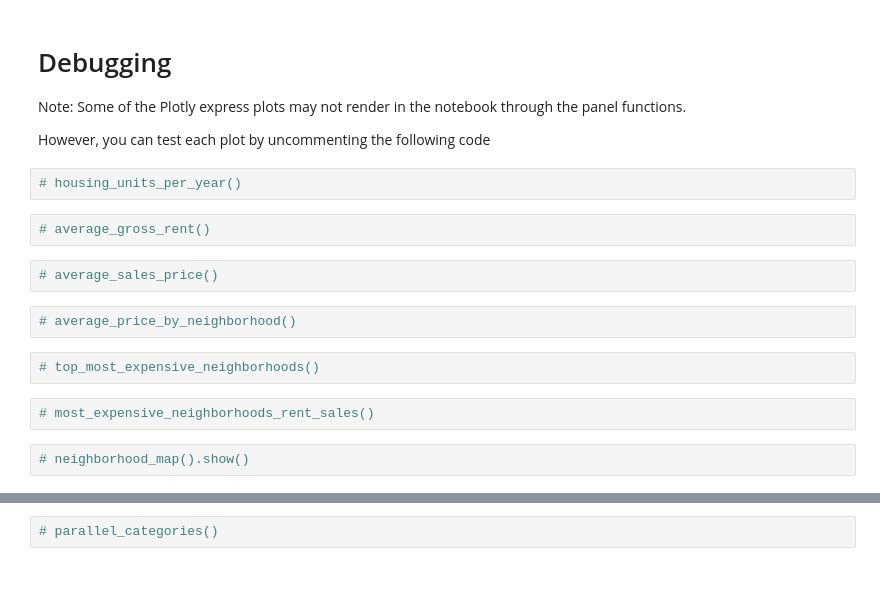
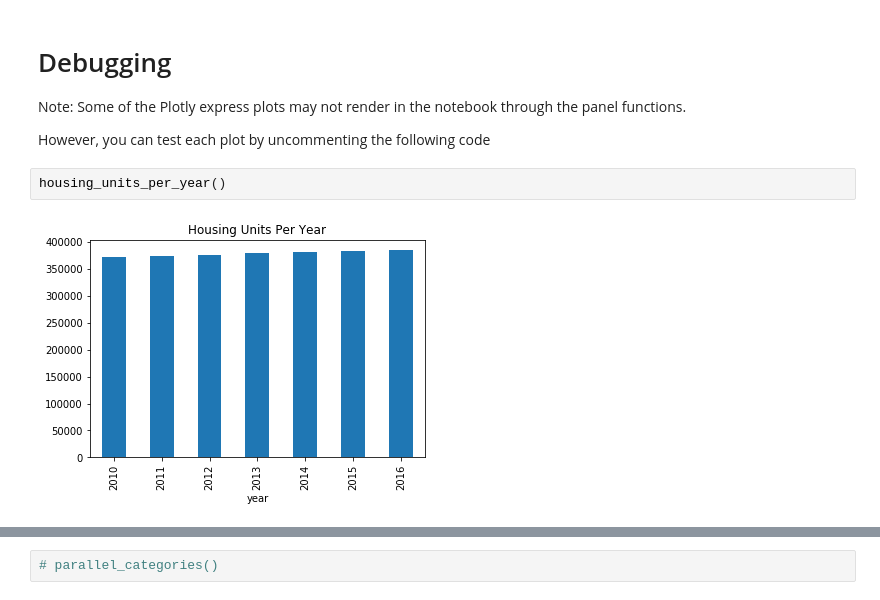
Before and after one commit to DunfrundB/rental_analysis, a Jupyter notebook: dashboard.ipynb, the cells around one changed output, grey strips where cells are left out. Cells and saved outputs as stored; diff of their text form.

```diff
--- a/dashboard.ipynb
+++ b/dashboard.ipynb
@@ -129,17 +210,7 @@ In this section, you will combine all of the plots into a single dashboard view
 Note: Some of the Plotly express plots may not render in the notebook through the panel functions.
 
 However, you can test each plot by uncommenting the following code
-# %%
-# housing_units_per_year()
-# %%
-# average_gross_rent()
-# %%
-# average_sales_price()
-# %%
-# average_price_by_neighborhood()
-# %%
-# top_most_expensive_neighborhoods()
-# %%
-# most_expensive_neighborhoods_rent_sales()
-# %%
-# neighborhood_map().show()
+# %%
+housing_units_per_year()
+# %% [output]
+[figure, added]
```
Also changed, not shown: parts of 14 cells of this notebook.
